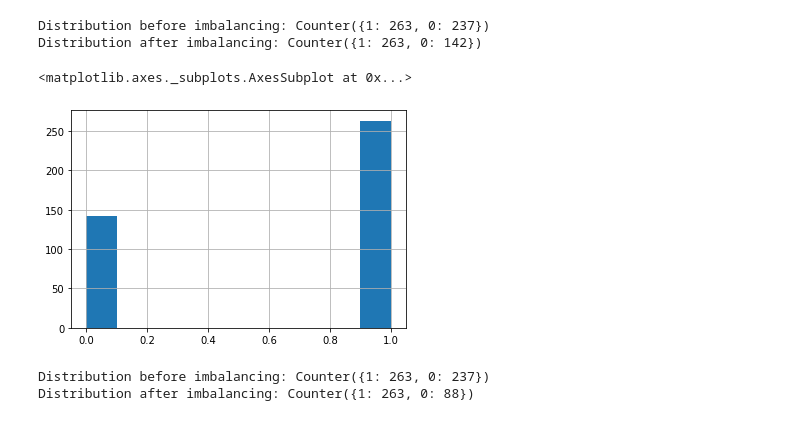
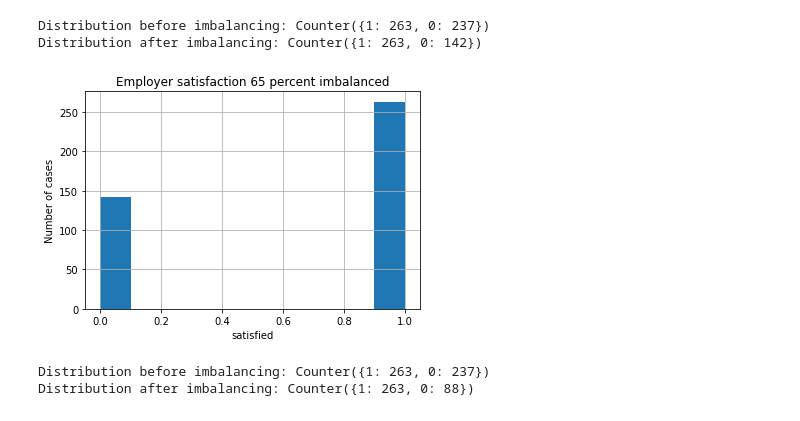
Before and after one commit to ss21462/CE888, a Jupyter notebook: employee satisfaction index 10.ipynb, the cells around one changed output. Drawn from its saved outputs; the diff is of its cells as text; code cells hidden in the pictures.

```diff
--- a/employee satisfaction index 10.ipynb
+++ b/employee satisfaction index 10.ipynb
@@ -123,11 +123,18 @@ print(f'Distribution after imbalancing: {Counter(y_res)}')
 # %% [output]
 Distribution before imbalancing: Counter({1: 263, 0: 237})
 Distribution after imbalancing: Counter({1: 263, 0: 142})
-# %%
-y_res.hist()  #65% imbalance
-# %% [output]
-<matplotlib.axes._subplots.AxesSubplot at 0x...>
-[figure, removed]
+# %%
+hist2=y_res.hist()  #65% imbalance
+
+fig=hist2.get_figure()
+
+pl.title('Employer satisfaction 65 percent imbalanced')
+pl.xlabel('satisfied')
+pl.ylabel('Number of cases')
+
+fig.savefig('Imbalanced 65 one')
+# %% [output]
+[figure, added]
 # %%
 
 print(f'Distribution before imbalancing: {Counter(y)}')
```
Also changed, not shown: parts of 5 cells of this notebook.
